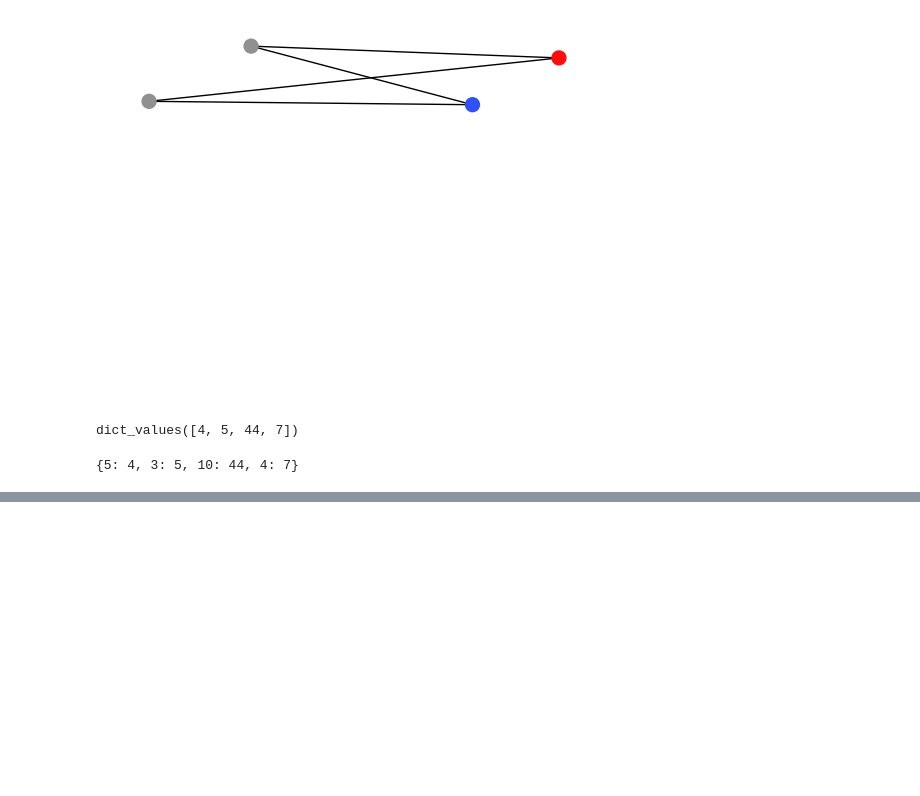
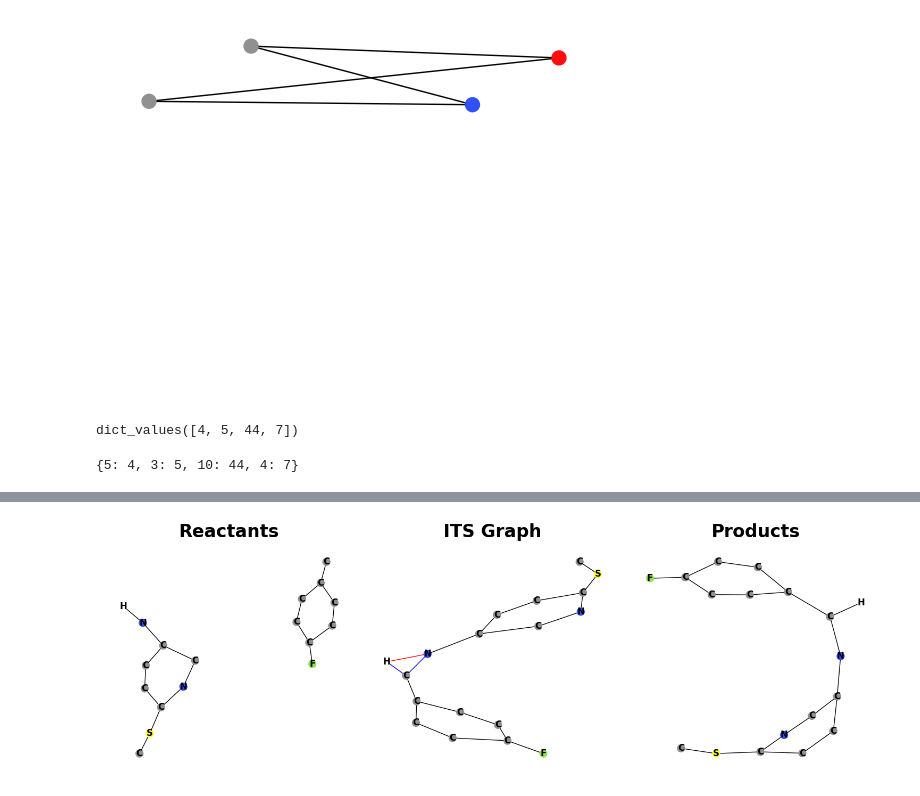
Before and after one commit to TieuLongPhan/SynTemp, a Jupyter notebook: test.ipynb, the cells around one changed output, grey strips where cells are left out. Saved outputs shown, nothing was run; the diff lists cells and outputs as text; code cells hidden in the pictures; blank space fills up the shorter version.

```diff
--- a/test.ipynb
+++ b/test.ipynb
@@ -855,0 +797,4 @@ pd.DataFrame(results)[['mapper', 'accuracy']]
+# %%
+data = load_from_pickle('./Data/uspto_sample/uspto_sample_its_graph_rules_cluster.pkl.gz')
+# %%
+data = [value for value in data if value['Reaction Type'] == 'Single Cyclic']
@@ -855,0 +817,7 @@ pd.DataFrame(results)[['mapper', 'accuracy']]
+# %%
+from SynTemp.SynVis.chemical_graph_vis import ChemicalGraphVisualizer
+vis_graph = ChemicalGraphVisualizer()
+
+vis_graph.visualize_all([value for value in data if value['R-id']==id][0]['ITSGraph'])
+# %% [output]
+[figure, added]
```
Also changed, not shown: parts of 10 cells of this notebook, 14 other files.
